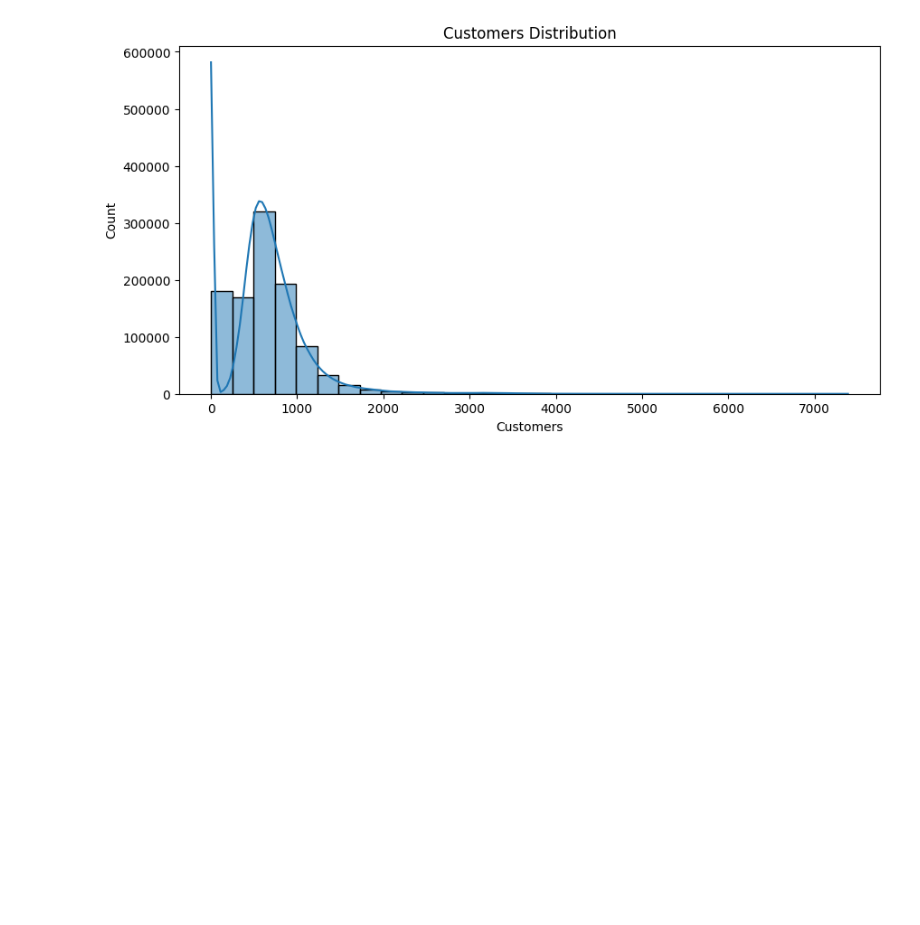
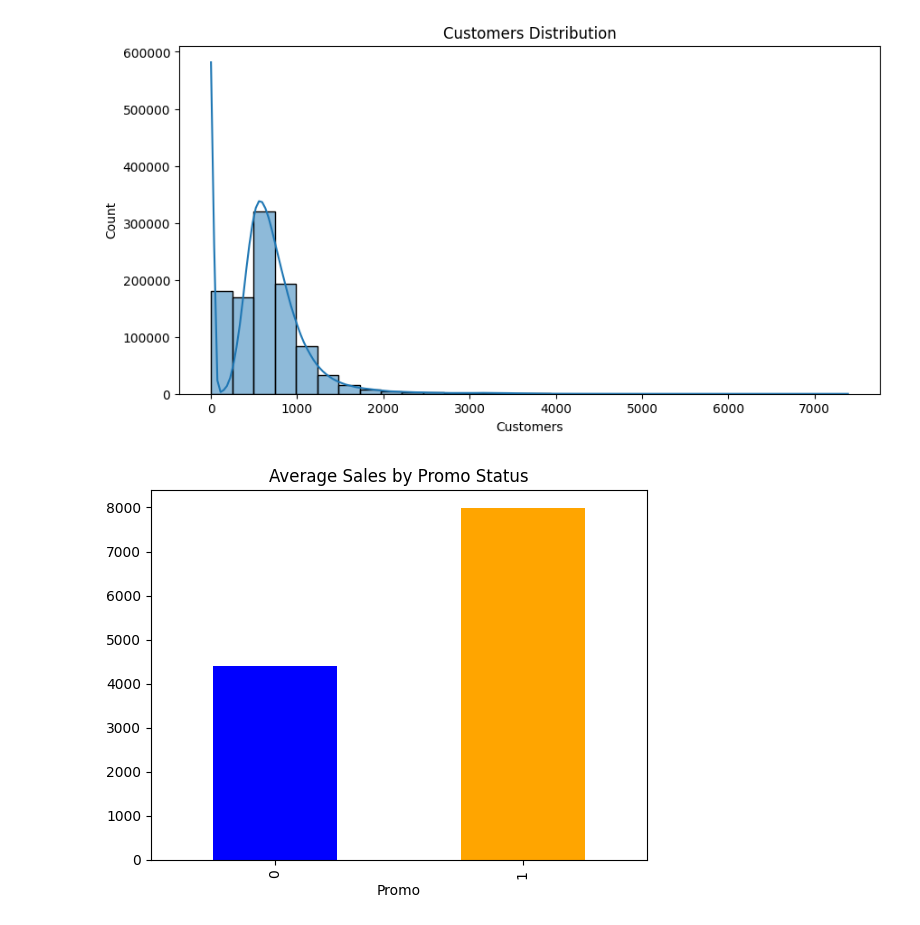
Before and after one commit to amare1990/phramaceutical-data-analysis, a Jupyter notebook: notebooks/customer_bahavior_eda.ipynb, the cells around one changed output. Saved outputs shown, nothing was run; the diff lists cells and outputs as text; code cells hidden in the pictures; blank space fills up the shorter version.

Commit message:
Implement a method to visulize the average sales per promo and avergae customers per promo

```diff
--- a/notebooks/customer_bahavior_eda.ipynb
+++ b/notebooks/customer_bahavior_eda.ipynb
@@ -96,3 +96,8 @@ customer_eda.visualize_distributions()
 # %% [output]
 [figure]
 [figure]
+# %%
+# Visualizations for average sales with promotions
+customer_eda.analyze_promotions()
+# %% [output]
+[figure, added]
```
Also changed, not shown: 2 other files.
